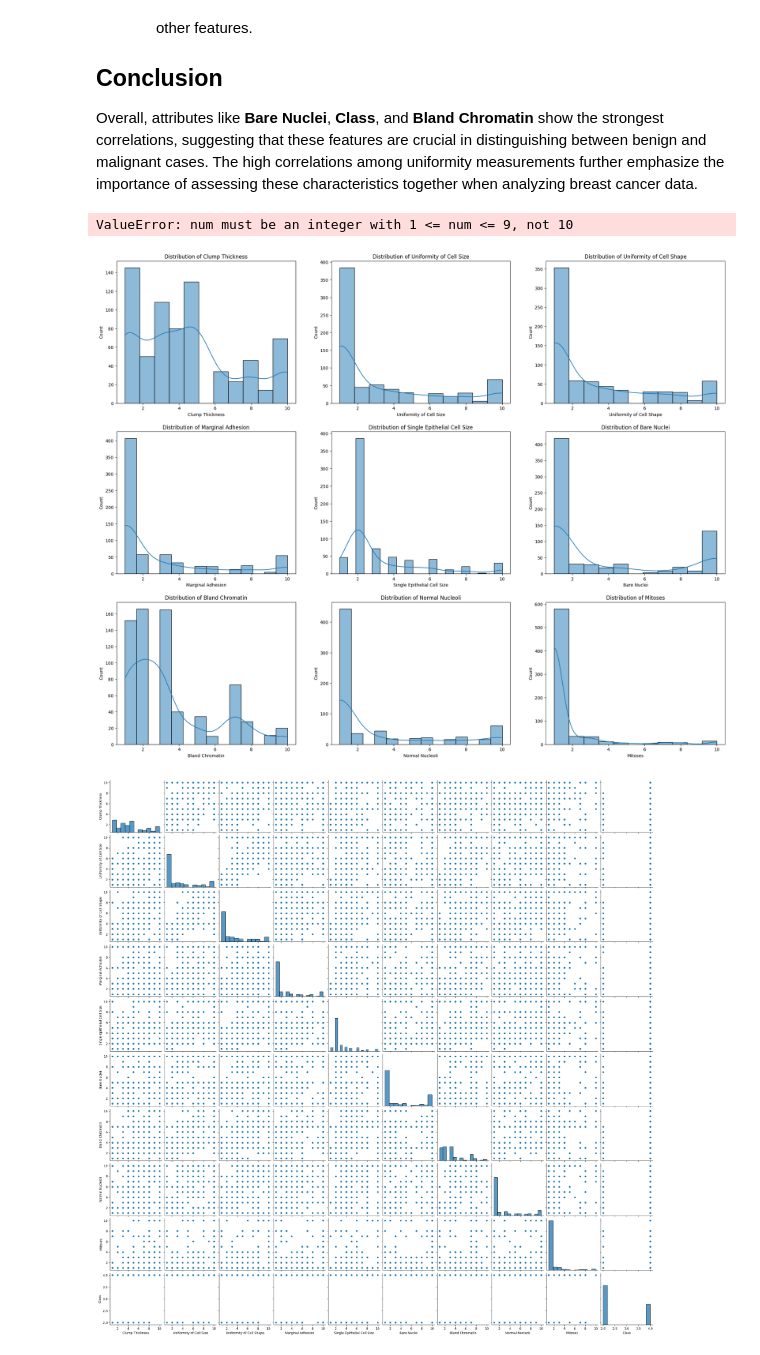
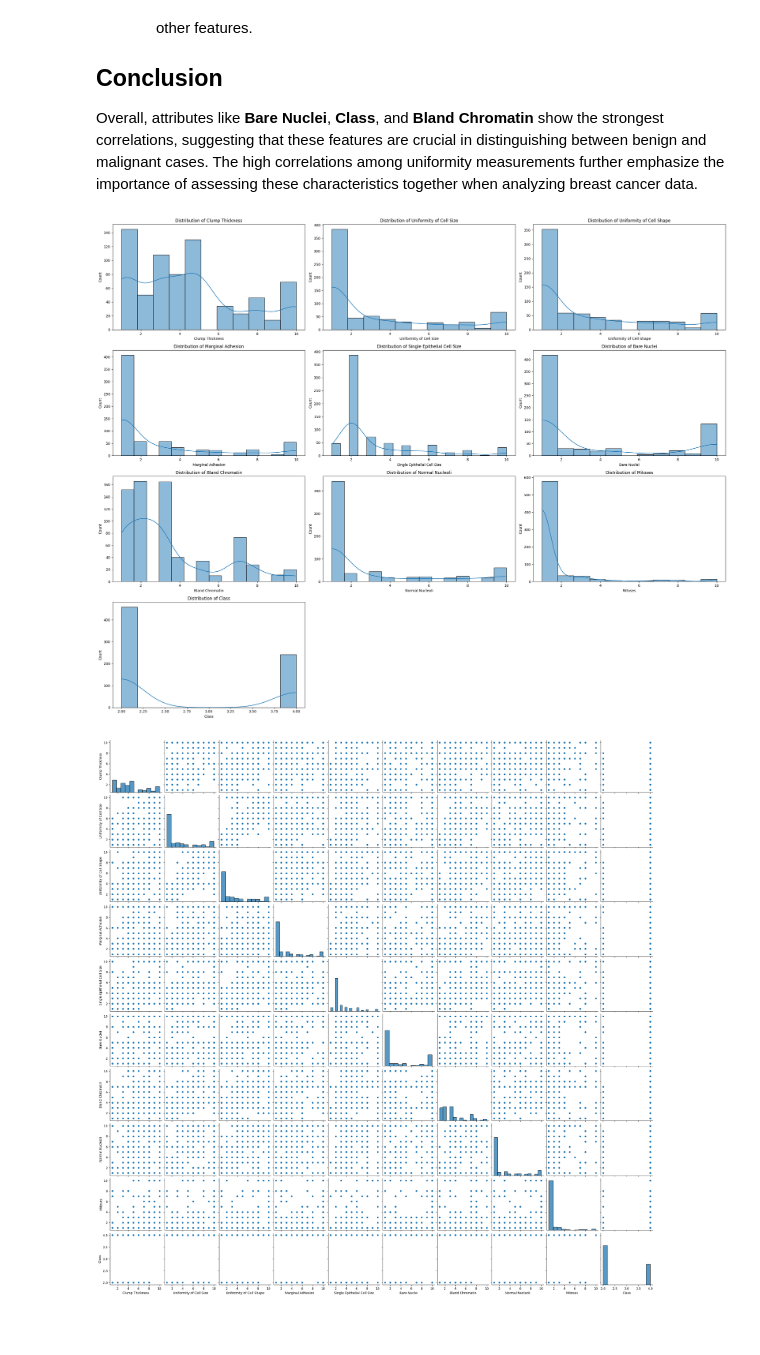
Before and after one commit to Sheris-Milly/Cancer_Predection_App, a Jupyter notebook: static/best rf.ipynb, the cells around one changed output. Cells and saved outputs as stored; diff of their text form; code cells hidden in the pictures; blank space fills up the shorter version.

```diff
--- a/static/best rf.ipynb
+++ b/static/best rf.ipynb
@@ -252,17 +252,17 @@ The correlation matrix provides insights into the relationships between various
 
 Overall, attributes like **Bare Nuclei**, **Class**, and **Bland Chromatin** show the strongest correlations, suggesting that these features are crucial in distinguishing between benign and malignant cases. The high correlations among uniformity measurements further emphasize the importance of assessing these characteristics together when analyzing breast cancer data.
 # %%
-
 plt.figure(figsize=(25, 20))
+num_columns = len(data.columns)
+rows = (num_columns // 3) + (num_columns % 3 > 0)  # Calculate rows needed for the columns
 for i, col in enumerate(data.columns, 1):
-    plt.subplot(3, 3, i)
+    plt.subplot(rows, 3, i)  # Adjust the number of rows dynamically
     sns.histplot(data[col], kde=True)
     plt.title(f'Distribution of {col}')
 plt.tight_layout()
 plt.show()
 # %% [output]
-ValueError: num must be an integer with 1 <= num <= 9, not 10
-[figure, old version]
+[figure, new version]
 # %%
 sns.pairplot(data)
 plt.show()
```
Also changed, not shown: parts of 7 cells of this notebook, 4 other files.
